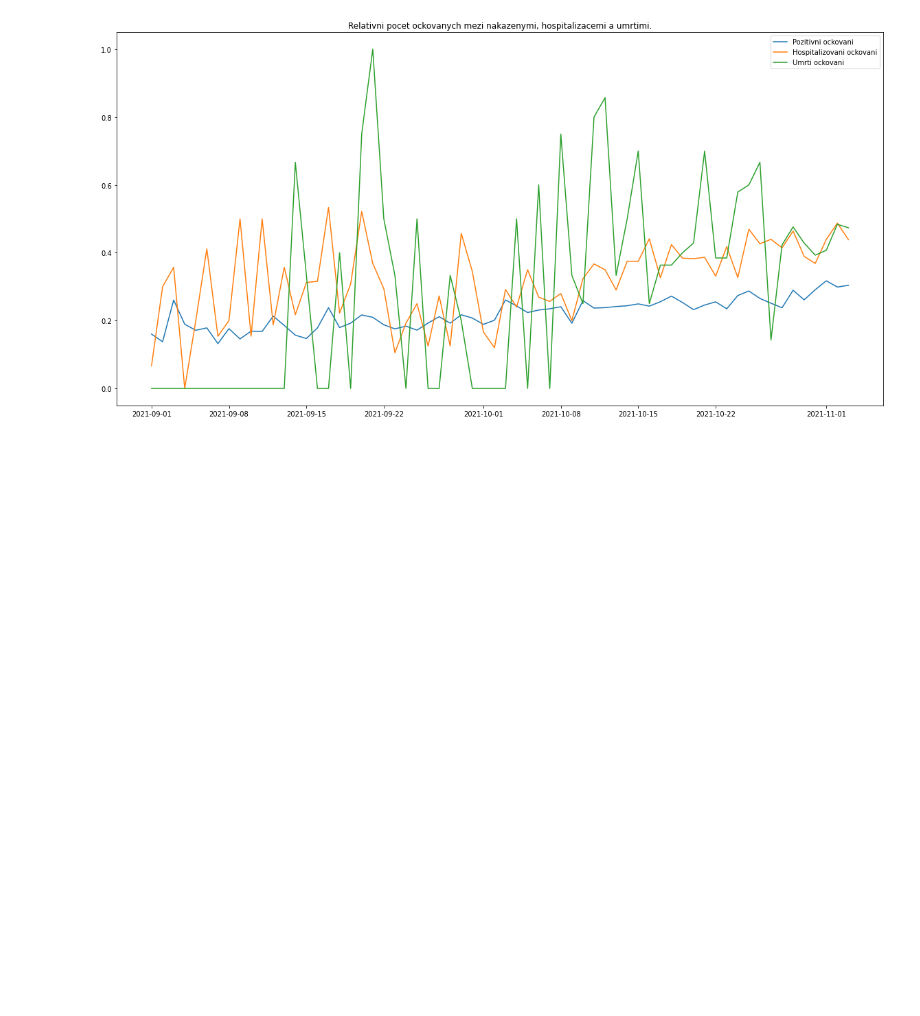
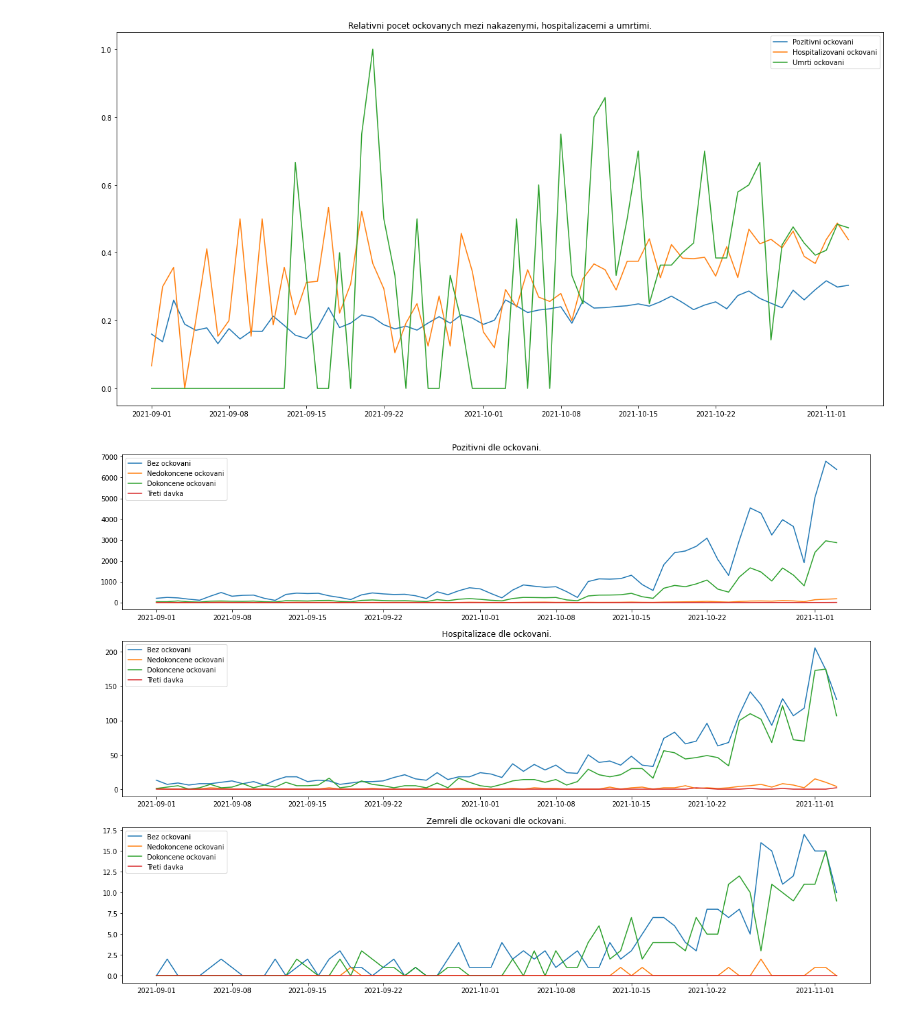
Before and after one commit to stejssim/COVID, a Jupyter notebook: COVID.ipynb, the cells around one changed output. Cells and saved outputs as stored; diff of their text form; code cells hidden in the pictures; blank space fills up the shorter version.

Commit message:
Added some graph

```diff
--- a/COVID.ipynb
+++ b/COVID.ipynb
@@ -148,3 +148,33 @@ plt.legend()
 plt.show()
 # %% [output]
 [figure]
+# %%
+plt.figure(figsize=(20, 14.5))
+
+plt.subplot(3, 1, 1)
+plt.plot(vaccination_positive['datum'], vaccination_positive['pozitivni_bez_ockovani'], label='Bez ockovani')
+plt.plot(vaccination_positive['datum'], vaccination_positive['pozitivni_nedokoncene_ockovani'], label='Nedokoncene ockovani')
+plt.plot(vaccination_positive['datum'], vaccination_positive['pozitivni_dokoncene_ockovani'], label='Dokoncene ockovani')
+plt.plot(vaccination_positive['datum'], vaccination_positive['pozitivni_posilujici_davka'], label='Treti davka')
+plt.title("Pozitivni dle ockovani.")
+plt.legend()
+
+plt.subplot(3, 1, 2)
+plt.plot(vaccination_hospitalization['datum'], vaccination_hospitalization['hospitalizovani_bez_ockovani'], label='Bez ockovani')
+plt.plot(vaccination_hospitalization['datum'], vaccination_hospitalization['hospitalizovani_nedokoncene_ockovani'], label='Nedokoncene ockovani')
+plt.plot(vaccination_hospitalization['datum'], vaccination_hospitalization['hospitalizovani_dokoncene_ockovani'], label='Dokoncene ockovani')
+plt.plot(vaccination_hospitalization['datum'], vaccination_hospitalization['hospitalizovani_posilujici_davka'], label='Treti davka')
+plt.title("Hospitalizace dle ockovani.")
+plt.legend()
+
+plt.subplot(3, 1, 3)
+plt.plot(vaccination_deaths['datum'], vaccination_deaths['zemreli_bez_ockovani'], label='Bez ockovani')
+plt.plot(vaccination_deaths['datum'], vaccination_deaths['zemreli_nedokoncene_ockovani'], label='Nedokoncene ockovani')
+plt.plot(vaccination_deaths['datum'], vaccination_deaths['zemreli_dokoncene_ockovani'], label='Dokoncene ockovani')
+plt.plot(vaccination_deaths['datum'], vaccination_deaths['zemreli_posilujici_davka'], label='Treti davka')
+plt.title("Zemreli dle ockovani dle ockovani.")
+plt.legend()
+
+plt.show()
+# %% [output]
+[figure, added]
```
